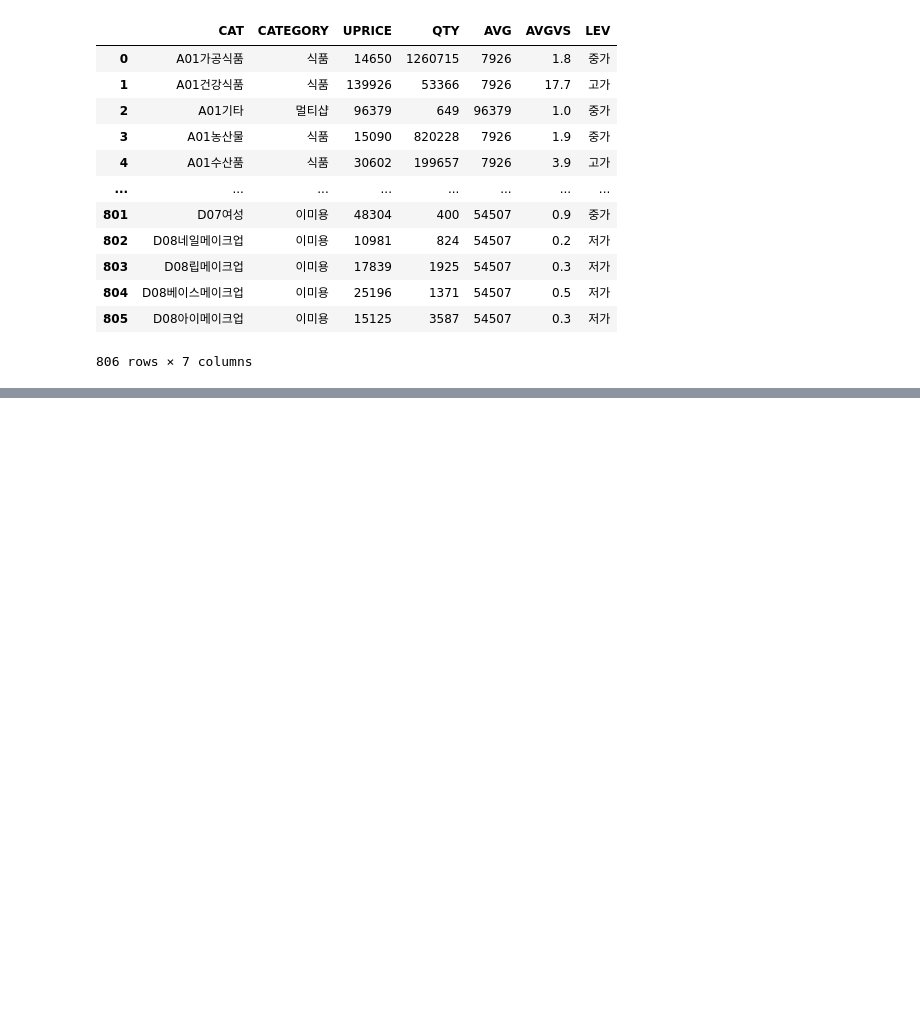
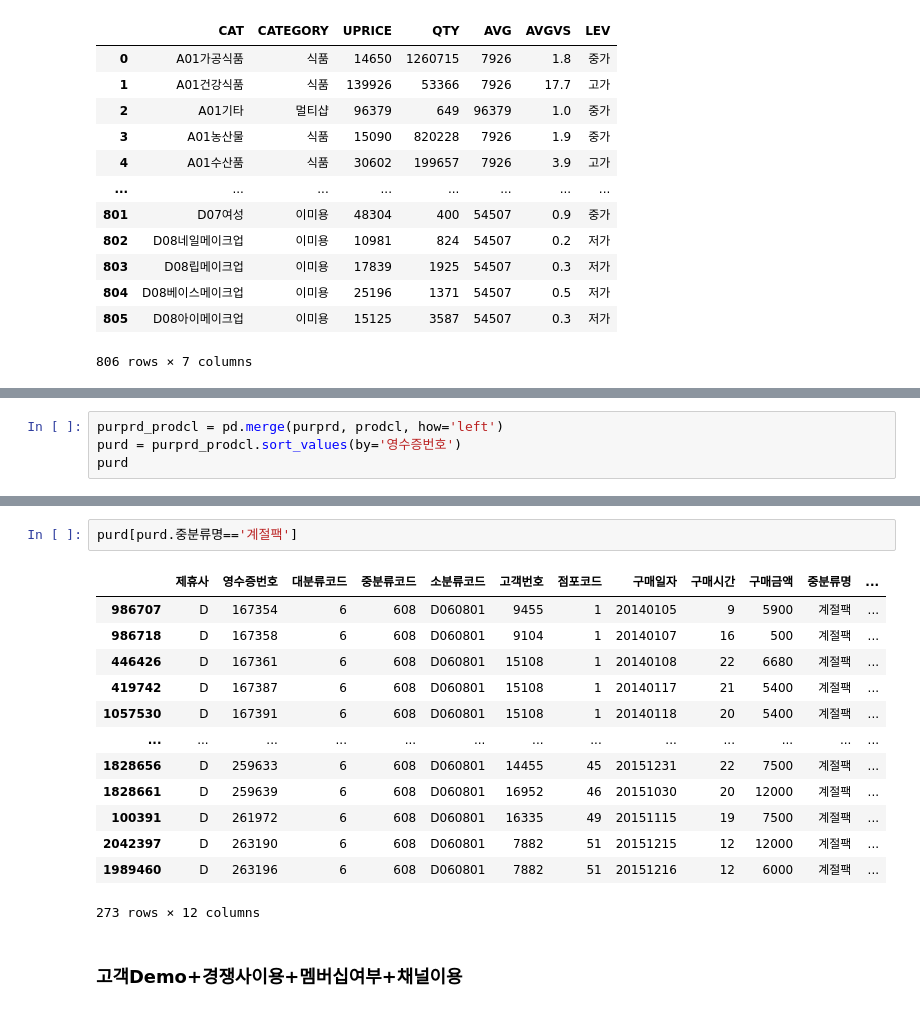
Before and after one commit to PKLH/cakd_LP, a Jupyter notebook: WorkSpace/Han/EDA.ipynb, the cells around one changed output, grey strips where cells are left out. Drawn from its saved outputs; the diff is of its cells as text; blank space fills up the shorter version.

```diff
--- a/WorkSpace/Han/EDA.ipynb
+++ b/WorkSpace/Han/EDA.ipynb
@@ -976,0 +953,4 @@ cust
+# %%
+purprd_prodcl = pd.merge(purprd, prodcl, how='left')
+purd = purprd_prodcl.sort_values(by='영수증번호')
+purd
@@ -976,0 +971,18 @@ cust
+# %%
+purd[purd.중분류명=='계절팩']
+# %% [output]
+|  | 제휴사 | 영수증번호 | 대분류코드 | 중분류코드 | 소분류코드 | 고객번호 | 점포코드 | 구매일자 | 구매시간 | 구매금액 | 중분류명 | ... |
+| 986707 | D | 167354 | 6 | 608 | D060801 | 9455 | 1 | 20140105 | 9 | 5900 | 계절팩 | ... |
+| 986718 | D | 167358 | 6 | 608 | D060801 | 9104 | 1 | 20140107 | 16 | 500 | 계절팩 | ... |
+| 446426 | D | 167361 | 6 | 608 | D060801 | 15108 | 1 | 20140108 | 22 | 6680 | 계절팩 | ... |
+| 419742 | D | 167387 | 6 | 608 | D060801 | 15108 | 1 | 20140117 | 21 | 5400 | 계절팩 | ... |
+| 1057530 | D | 167391 | 6 | 608 | D060801 | 15108 | 1 | 20140118 | 20 | 5400 | 계절팩 | ... |
+| ... | ... | ... | ... | ... | ... | ... | ... | ... | ... | ... | ... | ... |
+| 1828656 | D | 259633 | 6 | 608 | D060801 | 14455 | 45 | 20151231 | 22 | 7500 | 계절팩 | ... |
+| 1828661 | D | 259639 | 6 | 608 | D060801 | 16952 | 46 | 20151030 | 20 | 12000 | 계절팩 | ... |
+| 100391 | D | 261972 | 6 | 608 | D060801 | 16335 | 49 | 20151115 | 19 | 7500 | 계절팩 | ... |
+| 2042397 | D | 263190 | 6 | 608 | D060801 | 7882 | 51 | 20151215 | 12 | 12000 | 계절팩 | ... |
+| 1989460 | D | 263196 | 6 | 608 | D060801 | 7882 | 51 | 20151216 | 12 | 6000 | 계절팩 | ... |
+273 rows × 12 columns
+# %% [markdown]
+### 고객Demo+경쟁사이용+멤버십여부+채널이용
```
Also changed, not shown: parts of 23 cells of this notebook.
